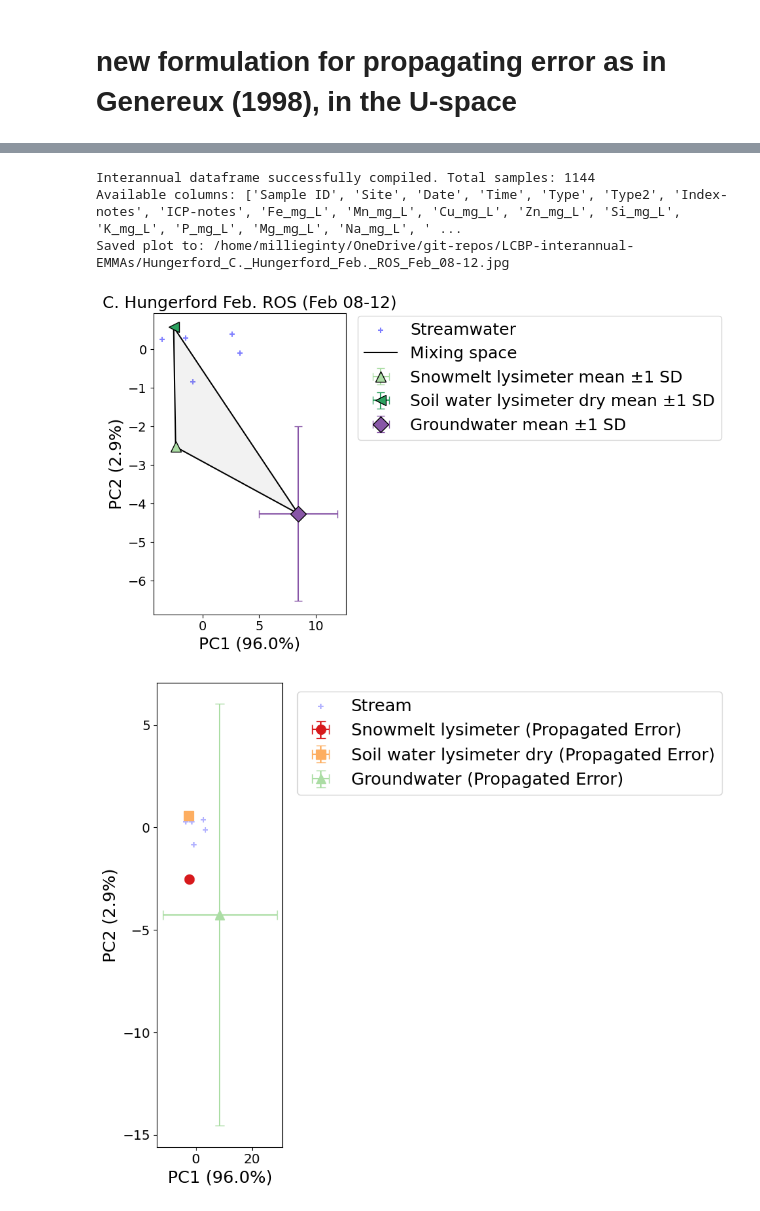
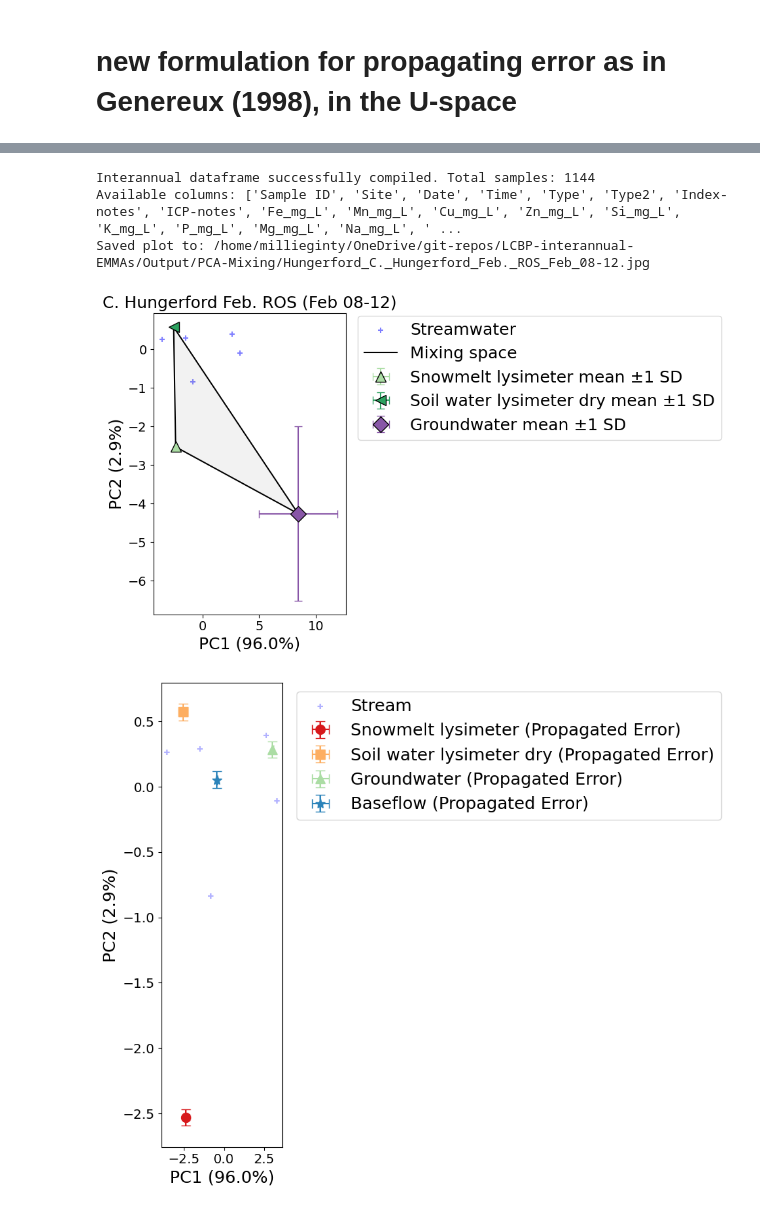
Before and after one commit to MeganEDuffy/LCBP-interannual-EMMAs, a Jupyter notebook: Notebooks/RI23_Hungerford_PCAwError.ipynb, the cells around one changed output, grey strips where cells are left out. Cells and saved outputs as stored; diff of their text form; code cells hidden in the pictures.

```diff
--- a/Notebooks/RI23_Hungerford_PCAwError.ipynb
+++ b/Notebooks/RI23_Hungerford_PCAwError.ipynb
@@ -215,38 +211,39 @@ ep.plot_event_pca_with_avgEM(
     data=df,
     site="Hungerford",
     start_date="2023-02-08",
     end_date="2023-02-12",
     endmember_ids=["RI23-5008", # Mark's well 03/2023
                    "RI20-HB-DGW-Mark-1" # Mark's well 2020
                    "RI22-0858", # Mark's well 03/17/2022
                    "RI22-0864", # Mark's well 07/27/2022
                    #"RI23-1001", # Baseflow 02/09/2023
                    "RI23-5003", # SWLD 02/15/2023
                    "RI23-5002"], #  SML 02/15/2023
     title="C. Hungerford Feb. ROS (Feb 08-12)"
 )
 
 stats_em, pca_model, scaler_model = ep.plot_event_pca_with_error(
     data=df,
     site="Hungerford",
     start_date="2023-02-08",
     end_date="2023-02-12",
-    endmember_ids=["RI23-5008", # Mark's well 03/2023
-                   "RI20-HB-DGW-Mark-1" # Mark's well 2020
-                   "RI22-0858", # Mark's well 03/17/2022
-                   "RI22-0864", # Mark's well 07/27/2022
-                   #"RI23-1001", # Baseflow 02/09/2023
+    endmember_ids=[#"RI23-5008", # Mark's well 03/2023
+                   #"RI20-HB-DGW-Mark-1" # Mark's well 2020
+                   #"RI22-0858", # Mark's well 03/17/2022
+                   #"RI22-0864", # Mark's well 07/27/2022
+                   "RI23-1001", # Baseflow 02/09/2023
+                   "RI23-1085", # Baseflow 03/31/2023
                    "RI23-5003", # SWLD 02/15/2023
                    "RI23-5002"], #  SML 02/15/2023
     analytical_dict=analytical_precision_ri23, # Pass your dictionary here
-    title="C. Hungerford Feb. ROS (Feb 08-12))"
+    title="A. Hungerford Feb. ROS (Feb 08-12))"
 )
 
 # Now 'stats_em' contains your PC1_err and PC2_err for each endmember!
 print(stats_em[['Type', 'PC1_err', 'PC2_err']])
 # %% [output]
 Interannual dataframe successfully compiled. Total samples: 1144
 Available columns: ['Sample ID', 'Site', 'Date', 'Time', 'Type', 'Type2', 'Index-notes', 'ICP-notes', 'Fe_mg_L', 'Mn_mg_L', 'Cu_mg_L', 'Zn_mg_L', 'Si_mg_L', 'K_mg_L', 'P_mg_L', 'Mg_mg_L', 'Na_mg_L', ' ...
-Saved plot to: /home/millieginty/OneDrive/git-repos/LCBP-interannual-EMMAs/Hungerford_C._Hungerford_Feb._ROS_Feb_08-12.jpg
+Saved plot to: /home/millieginty/OneDrive/git-repos/LCBP-interannual-EMMAs/Output/PCA-Mixing/Hungerford_C._Hungerford_Feb._ROS_Feb_08-12.jpg
 [figure]
-[figure, old version]
+[figure, new version]
```
Also changed, not shown: parts of 3 cells of this notebook, 11 other files.
